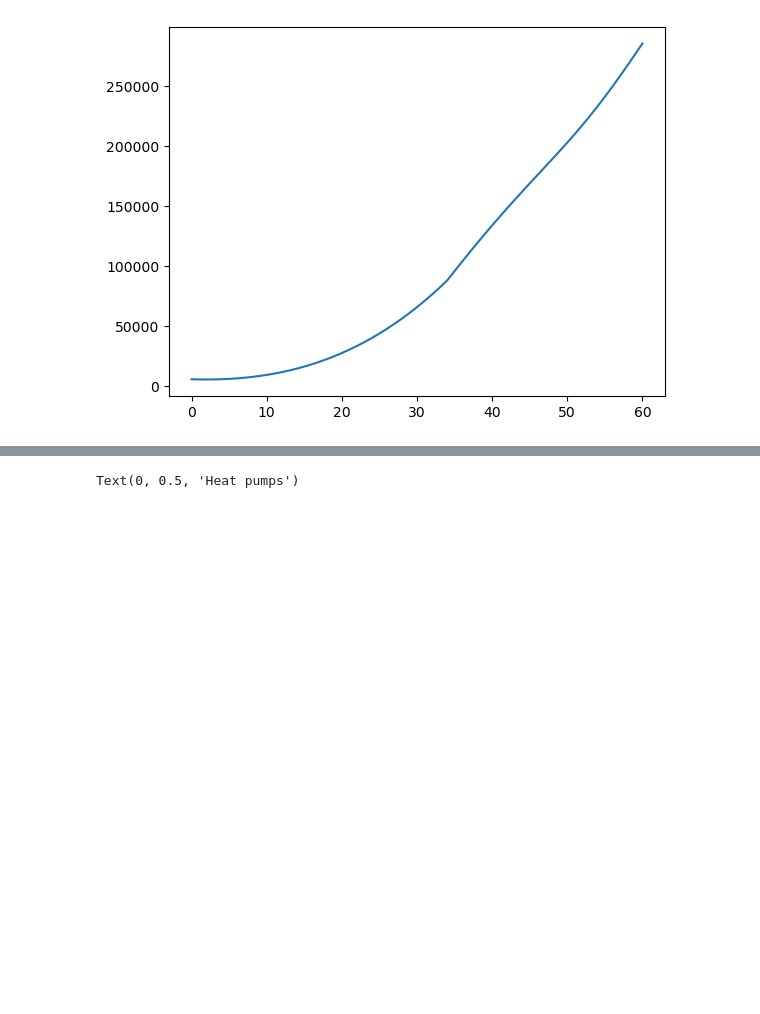
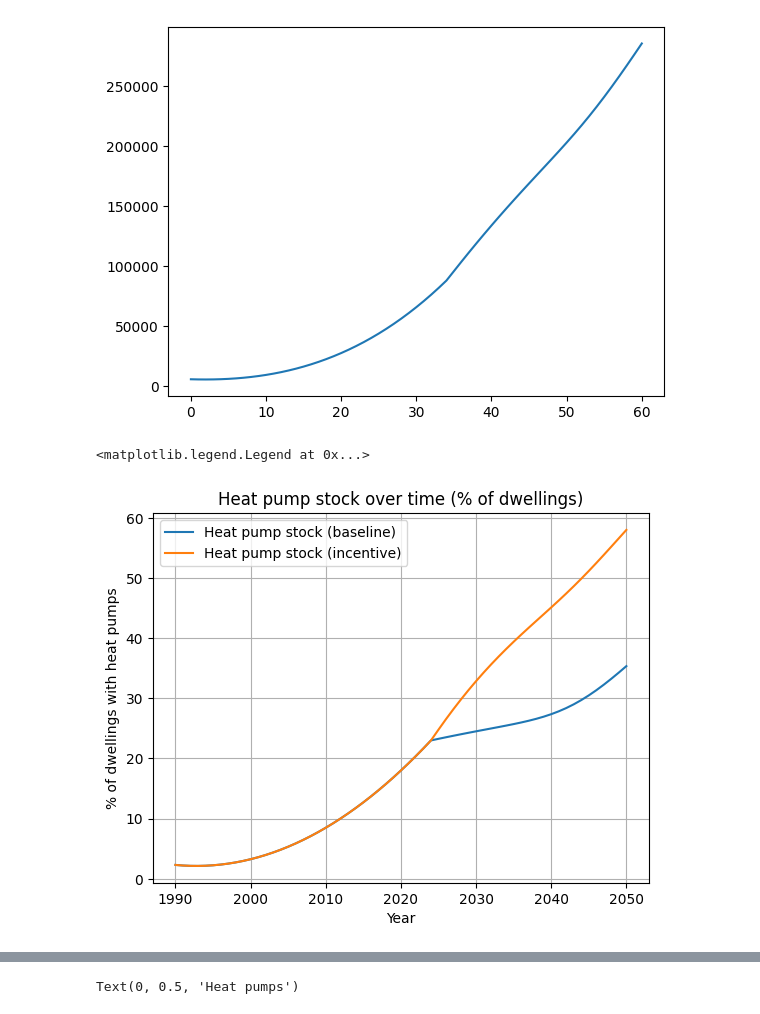
Before and after one commit to Margaux-Ccd/MFA_HeatPumps, a Jupyter notebook: Dynamic_MFA/Dynamic_HP.ipynb, the cells around one changed output, grey strips where cells are left out. Drawn from its saved outputs; the diff is of its cells as text; code cells hidden in the pictures; blank space fills up the shorter version.

```diff
--- a/Dynamic_MFA/Dynamic_HP.ipynb
+++ b/Dynamic_MFA/Dynamic_HP.ipynb
@@ -286,6 +287,28 @@ HP_DSM_incentive = dsm.DynamicStockModel(t = np.arange(1990, 2051),
                                s =HP_stock1, lt = {'Type': HP_pdf, 'Mean': lifetime_HP_2024, 'StdDev': std_HP* np.array(lifetime_HP_2024)},)
 # %% [output]
 [figure]
+# %%
+# compute stock driven model to get inflow (si pas déjà fait avant)
+HP_inc = HP_DSM_incentive.compute_stock_driven_model()
+S_inc  = HP_DSM_incentive.compute_stock_total()
+O_inc  = HP_DSM_incentive.compute_outflow_total()
+check_HP_inc = HP_DSM_incentive.dimension_check()
+
+Housing_array = np.array(Housing)  # same lenght que HP_DSM.t = 1990–2050
+
+# plot stock
+
+plt.grid()
+plt.plot(HP_DSM.t,100 * np.array(HP_DSM.s) / Housing_array,label='Heat pump stock (baseline)')
+plt.plot(
+    HP_DSM_incentive.t,100 * np.array(HP_DSM_incentive.s) / Housing_array,label='Heat pump stock (incentive)')
+plt.title('Heat pump stock over time (% of dwellings)')
+plt.xlabel('Year')
+plt.ylabel('% of dwellings with heat pumps')
+plt.legend()
+# %% [output]
+<matplotlib.legend.Legend at 0x...>
+[figure, added]
 # %%
 # compute stock driven model to get inflow
 HP_inc= HP_DSM_incentive.compute_stock_driven_model()
```
Also changed, not shown: parts of 18 cells of this notebook.
